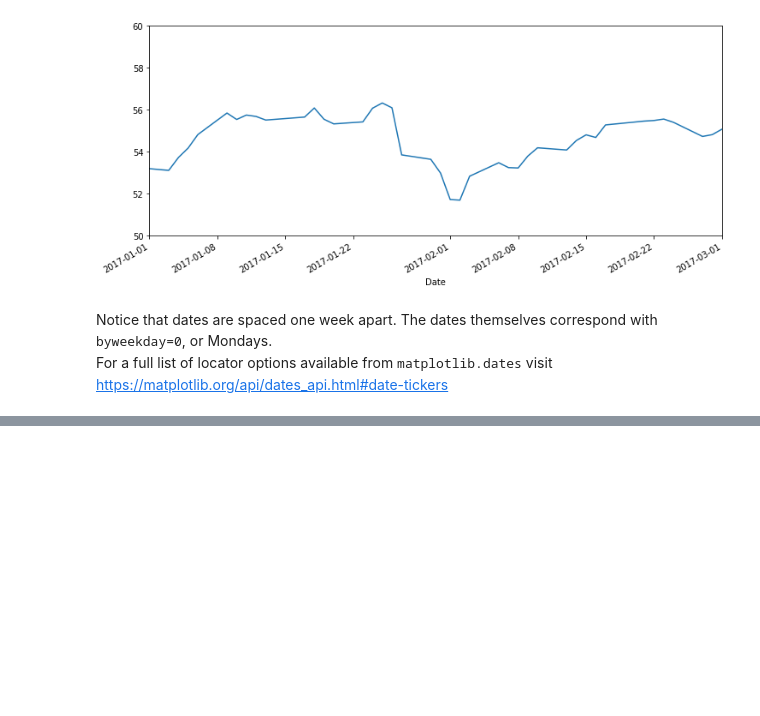
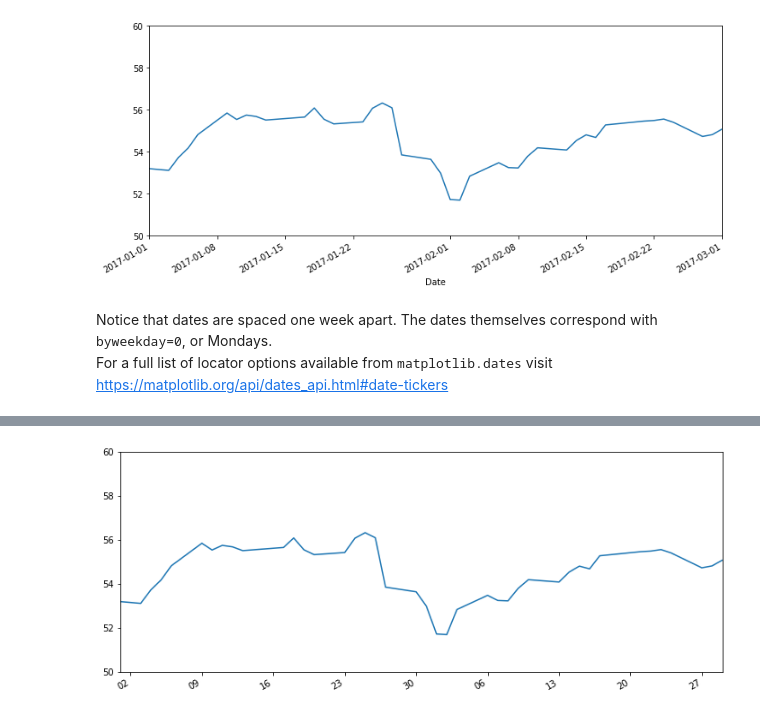
Before and after one commit to StevTobs/TimeSeries_Python, a Jupyter notebook: Time_Series_with_Pandas.ipynb, the cells around one changed output, grey strips where cells are left out. Drawn from its saved outputs; the diff is of its cells as text; code cells hidden in the pictures; blank space fills up the shorter version.

```diff
--- a/Time_Series_with_Pandas.ipynb
+++ b/Time_Series_with_Pandas.ipynb
@@ -672,0 +701,7 @@ ax.set(xlabel = '')
+# %%
+ax = df['Close'].plot(xlim=['2017-01-01','2017-03-01'],ylim=[50,60],figsize=(12,5))
+ax.set(xlabel='')
+ax.xaxis.set_major_locator(dates.WeekdayLocator(byweekday=0))
+ax.xaxis.set_major_formatter(dates.DateFormatter('%d'))
+# %% [output]
+[figure, added]
```
Also changed, not shown: parts of 20 cells of this notebook.
